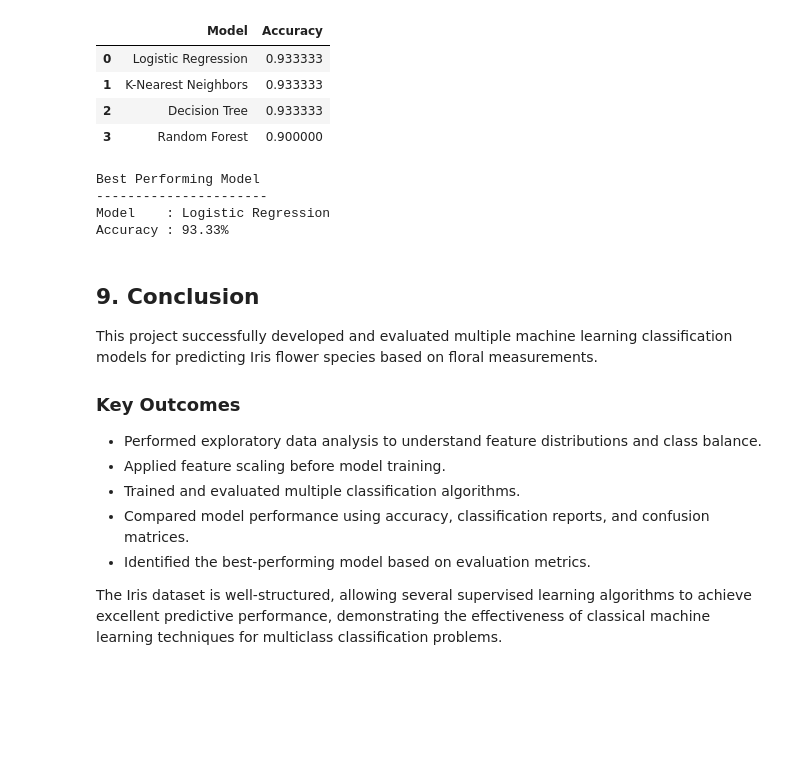
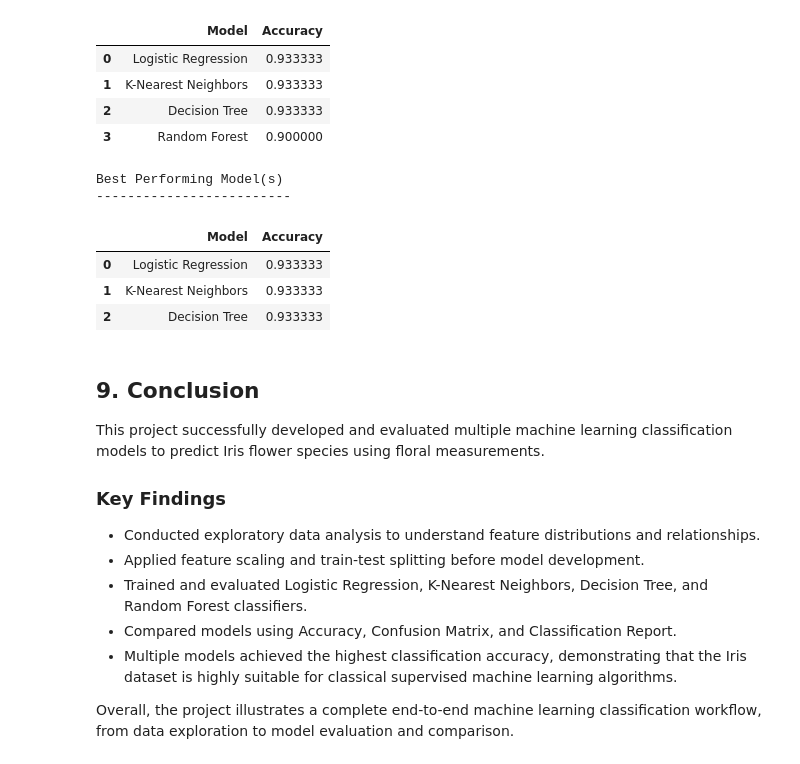
Before and after one commit to Sowravkanth/OIBSIP, a Jupyter notebook: DataScience-Task1-IrisClassification/notebooks/Iris_Flower_Classification.ipynb, the cells around one changed output. Saved outputs shown, nothing was run; the diff lists cells and outputs as text; code cells hidden in the pictures; blank space fills up the shorter version.

Commit message:
Improve visualization outputs and model comparison

```diff
--- a/DataScience-Task1-IrisClassification/notebooks/Iris_Flower_Classification.ipynb
+++ b/DataScience-Task1-IrisClassification/notebooks/Iris_Flower_Classification.ipynb
@@ -430,28 +458,34 @@ accuracy_df.style.highlight_max(
 | 2 | Decision Tree | 0.933333 |
 | 3 | Random Forest | 0.900000 |
 # %%
-best_model = accuracy_df.iloc[0]
+best_accuracy = accuracy_df["Accuracy"].max()
 
-print("Best Performing Model")
-print("----------------------")
-print(f"Model    : {best_model['Model']}")
-print(f"Accuracy : {best_model['Accuracy']:.2%}")
+best_models = accuracy_df[
+    accuracy_df["Accuracy"] == best_accuracy
+]
+
+print("Best Performing Model(s)")
+print("-------------------------")
+
+display(best_models)
 # %% [output]
-Best Performing Model
-----------------------
-Model    : Logistic Regression
-Accuracy : 93.33%
+Best Performing Model(s)
+-------------------------
+|  | Model | Accuracy |
+| 0 | Logistic Regression | 0.933333 |
+| 1 | K-Nearest Neighbors | 0.933333 |
+| 2 | Decision Tree | 0.933333 |
 # %% [markdown]
 ## 9. Conclusion
 
-This project successfully developed and evaluated multiple machine learning classification models for predicting Iris flower species based on floral measurements.
+This project successfully developed and evaluated multiple machine learning classification models to predict Iris flower species using floral measurements.
 
-### Key Outcomes
+### Key Findings
 
-- Performed exploratory data analysis to understand feature distributions and class balance.
-- Applied feature scaling before model training.
-- Trained and evaluated multiple classification algorithms.
-- Compared model performance using accuracy, classification reports, and confusion matrices.
-- Identified the best-performing model based on evaluation metrics.
+- Conducted exploratory data analysis to understand feature distributions and relationships.
+- Applied feature scaling and train-test splitting before model development.
+- Trained and evaluated Logistic Regression, K-Nearest Neighbors, Decision Tree, and Random Forest classifiers.
+- Compared models using Accuracy, Confusion Matrix, and Classification Report.
+- Multiple models achieved the highest classification accuracy, demonstrating that the Iris dataset is highly suitable for classical supervised machine learning algorithms.
 
-The Iris dataset is well-structured, allowing several supervised learning algorithms to achieve excellent predictive performance, demonstrating the effectiveness of classical machine learning techniques for multiclass classification problems.
+Overall, the project illustrates a complete end-to-end machine learning classification workflow, from data exploration to model evaluation and comparison.
```
Also changed, not shown: parts of 4 cells of this notebook, 4 other files.
